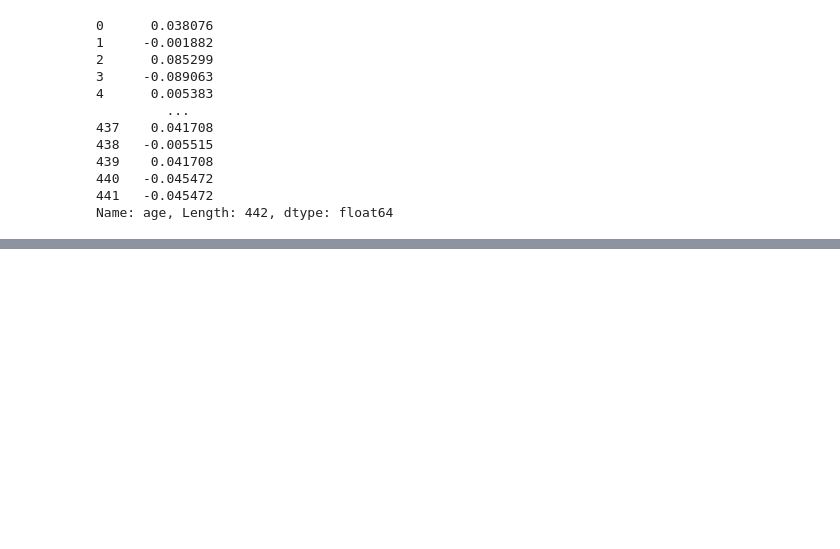
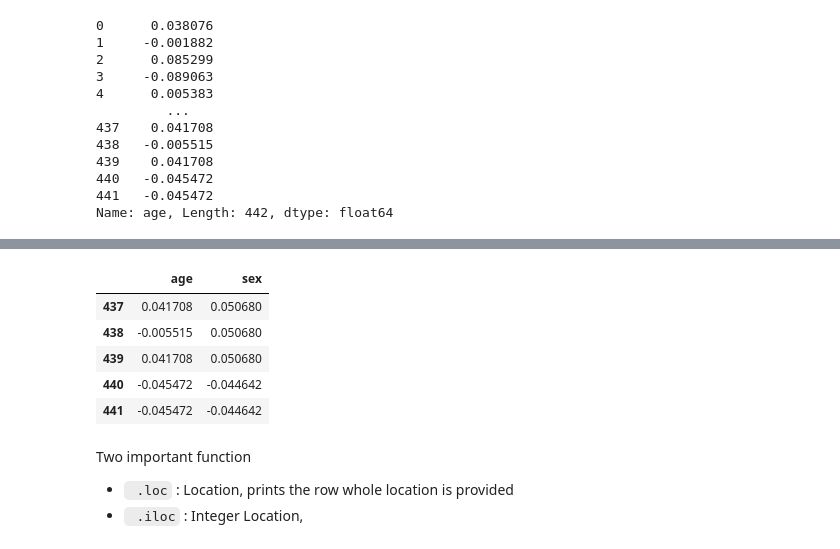
Before and after one commit to ayushi-006/Hands_on_Pandas-, a Jupyter notebook: PANDAS.ipynb, the cells around one changed output, grey strips where cells are left out. Cells and saved outputs as stored; diff of their text form; code cells hidden in the pictures; blank space fills up the shorter version.

````diff
--- a/PANDAS.ipynb
+++ b/PANDAS.ipynb
@@ -178,0 +218,13 @@ Name: age, Length: 442, dtype: float64
+# %%
+df[['age','sex']][-5:]
+# %% [output]
+|  | age | sex |
+| 437 | 0.041708 | 0.050680 |
+| 438 | -0.005515 | 0.050680 |
+| 439 | 0.041708 | 0.050680 |
+| 440 | -0.045472 | -0.044642 |
+| 441 | -0.045472 | -0.044642 |
+# %% [markdown]
+Two important function
+*  ``` .loc``` :   Location, prints the row whole location is provided
+*  ``` .iloc``` : Integer Location,
````
Also changed, not shown: parts of 14 cells of this notebook.
